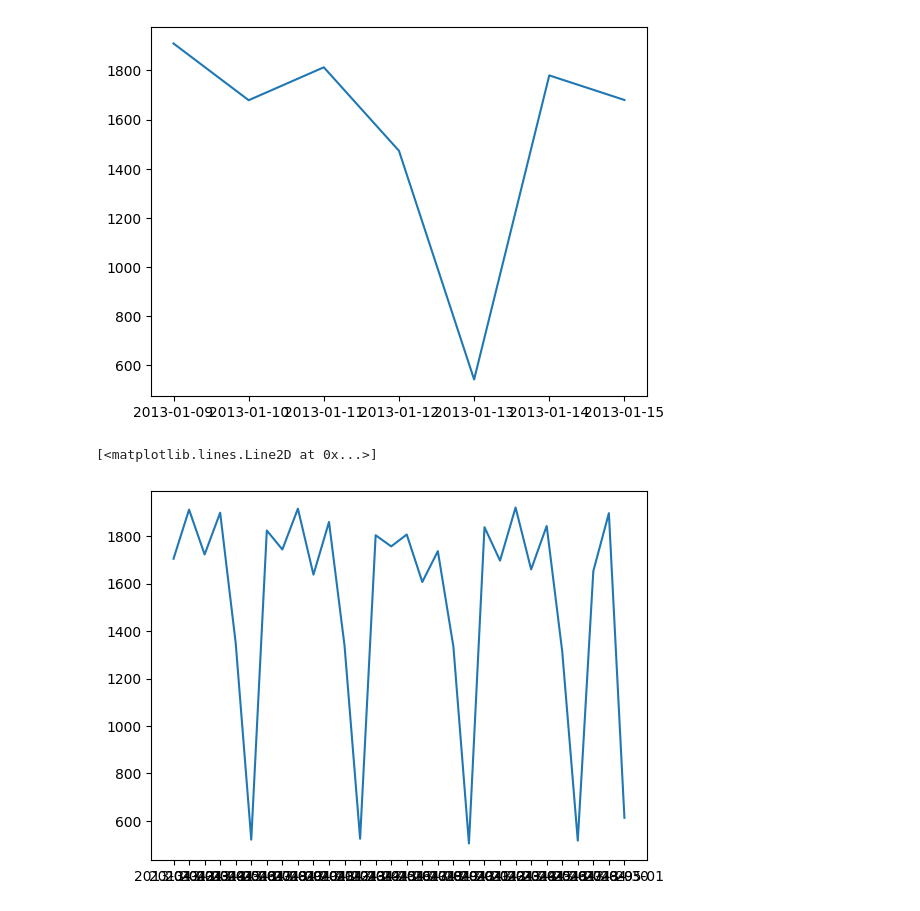
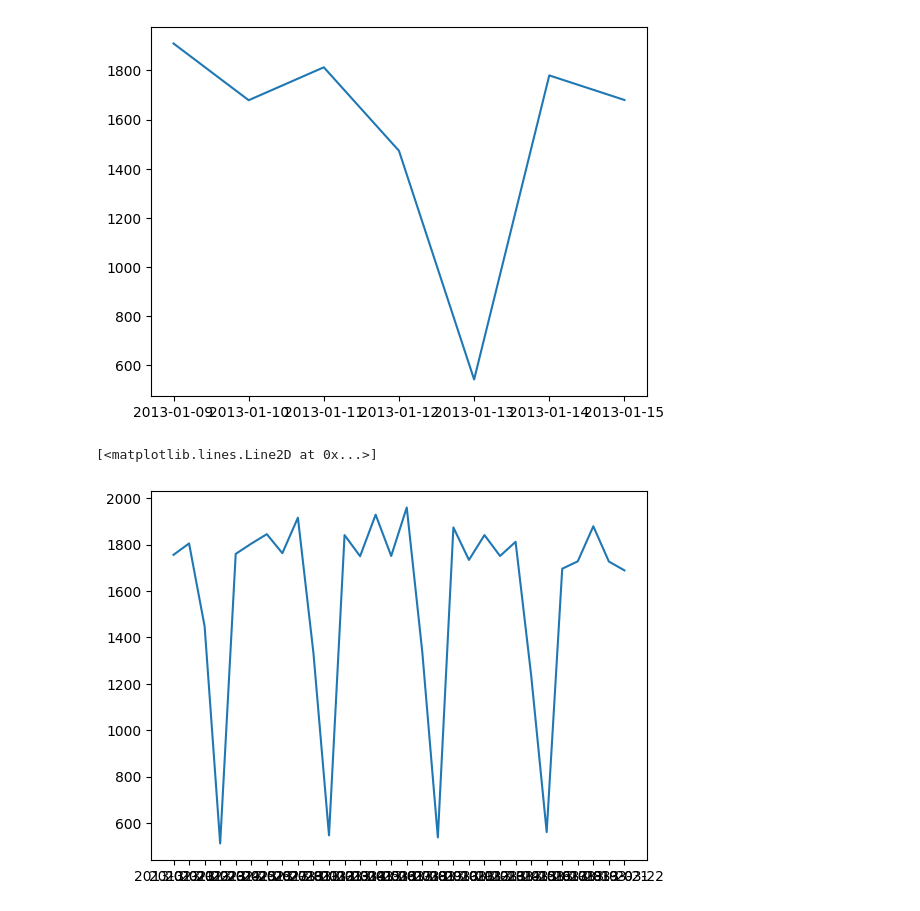
Before and after one commit to centralpenguin/StoreSales, a Jupyter notebook: notebooks/EDA.ipynb, the cells around one changed output. Saved outputs shown, nothing was run; the diff lists cells and outputs as text; code cells hidden in the pictures.

```diff
--- a/notebooks/EDA.ipynb
+++ b/notebooks/EDA.ipynb
@@ -283,8 +283,9 @@ plt.plot(transactions_1.date[7:7+7], transactions_1.transactions[7:7+7])
 # Maybe we should add day of the week column
 # Let's check one more
 # %%
-plt.plot(transactions_1.date[90:90+30], transactions_1.transactions[90:90+30])
+x = 50
+plt.plot(transactions_1.date[x:x+30], transactions_1.transactions[x:x+30])
 # %% [output]
 [<matplotlib.lines.Line2D at 0x...>]
-[figure, old version]
+[figure, new version]
 # %%
```
Also changed, not shown: parts of 4 cells of this notebook.
